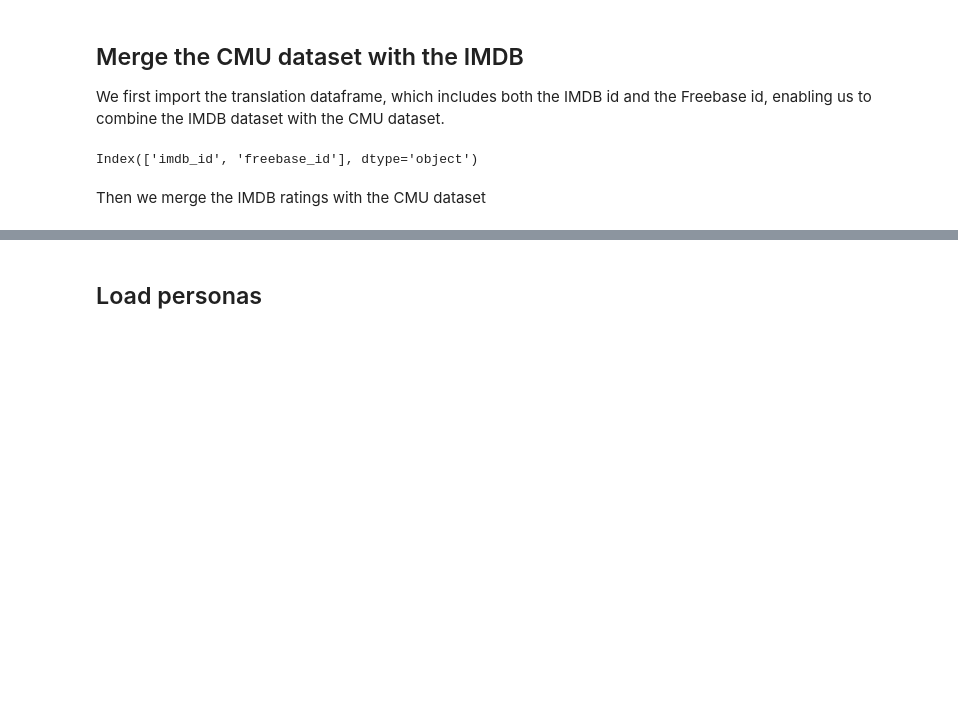
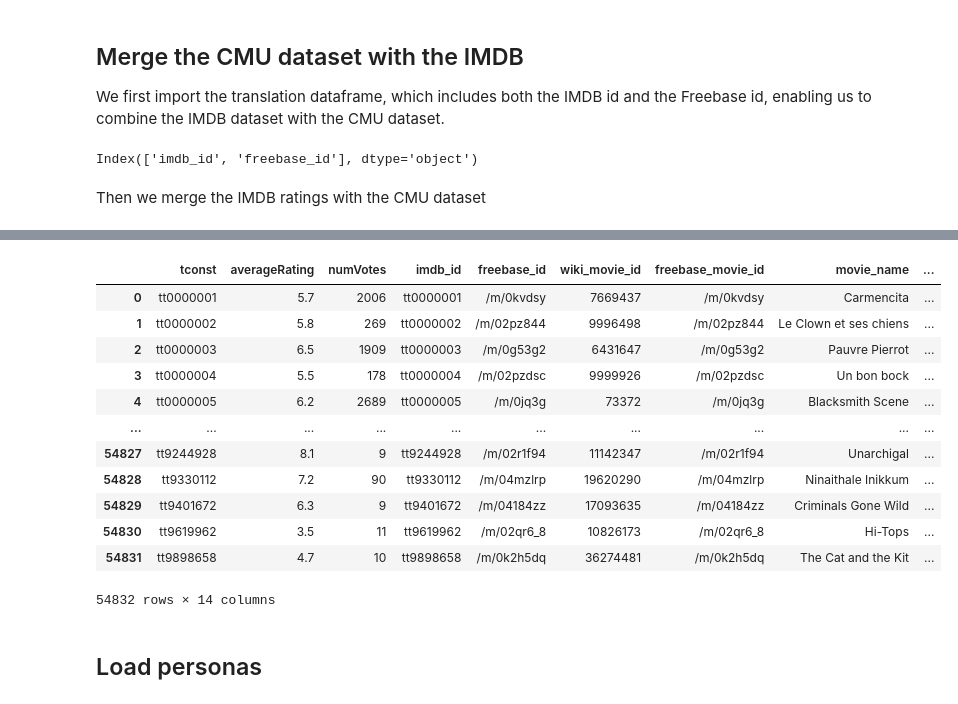
Before and after one commit to epfl-ada/ada-2023-project-advanceddataarsonists, a Jupyter notebook: data_exploring.ipynb, the cells around one changed output, grey strips where cells are left out. Saved outputs shown, nothing was run; the diff lists cells and outputs as text; code cells hidden in the pictures; blank space fills up the shorter version.

```diff
--- a/data_exploring.ipynb
+++ b/data_exploring.ipynb
@@ -214,3 +215,19 @@ The merged dataframe contains 52003 movies
+# %%
+merged_df
+# %% [output]
+|  | tconst | averageRating | numVotes | imdb_id | freebase_id | wiki_movie_id | freebase_movie_id | movie_name | ... |
+| 0 | tt0000001 | 5.7 | 2006 | tt0000001 | /m/0kvdsy | 7669437 | /m/0kvdsy | Carmencita | ... |
+| 1 | tt0000002 | 5.8 | 269 | tt0000002 | /m/02pz844 | 9996498 | /m/02pz844 | Le Clown et ses chiens | ... |
+| 2 | tt0000003 | 6.5 | 1909 | tt0000003 | /m/0g53g2 | 6431647 | /m/0g53g2 | Pauvre Pierrot | ... |
+| 3 | tt0000004 | 5.5 | 178 | tt0000004 | /m/02pzdsc | 9999926 | /m/02pzdsc | Un bon bock | ... |
+| 4 | tt0000005 | 6.2 | 2689 | tt0000005 | /m/0jq3g | 73372 | /m/0jq3g | Blacksmith Scene | ... |
+| ... | ... | ... | ... | ... | ... | ... | ... | ... | ... |
+| 54827 | tt9244928 | 8.1 | 9 | tt9244928 | /m/02r1f94 | 11142347 | /m/02r1f94 | Unarchigal | ... |
+| 54828 | tt9330112 | 7.2 | 90 | tt9330112 | /m/04mzlrp | 19620290 | /m/04mzlrp | Ninaithale Inikkum | ... |
+| 54829 | tt9401672 | 6.3 | 9 | tt9401672 | /m/04184zz | 17093635 | /m/04184zz | Criminals Gone Wild | ... |
+| 54830 | tt9619962 | 3.5 | 11 | tt9619962 | /m/02qr6_8 | 10826173 | /m/02qr6_8 | Hi-Tops | ... |
+| 54831 | tt9898658 | 4.7 | 10 | tt9898658 | /m/0k2h5dq | 36274481 | /m/0k2h5dq | The Cat and the Kit | ... |
+54832 rows × 14 columns
 # %% [markdown]
 ## Load personas
 # %%
```
Also changed, not shown: parts of 20 cells of this notebook.
